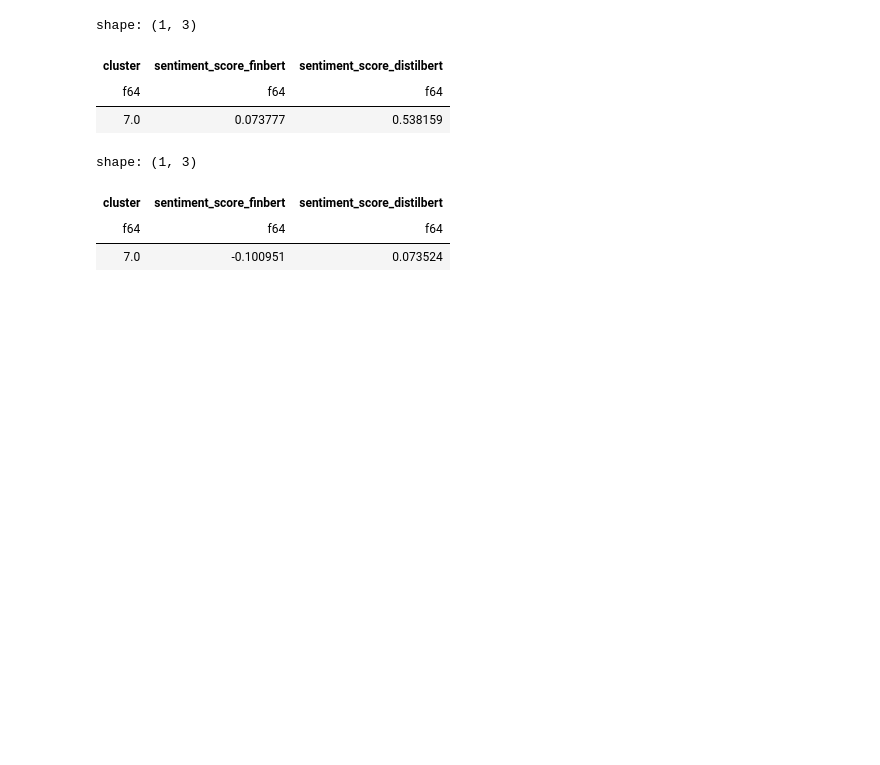
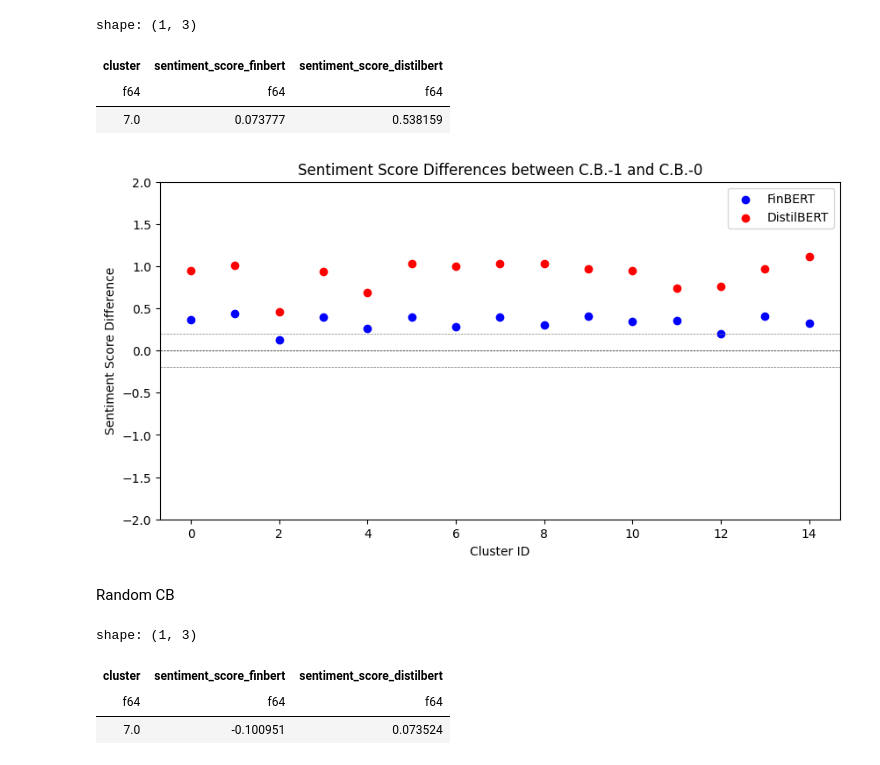
Before and after one commit to GabinTB/TOPol, a Jupyter notebook: notebooks/amazon_reviews.ipynb, the cells around one changed output. Cells and saved outputs as stored; diff of their text form; code cells hidden in the pictures; blank space fills up the shorter version.

```diff
--- a/notebooks/amazon_reviews.ipynb
+++ b/notebooks/amazon_reviews.ipynb
@@ -544,6 +546,25 @@ shape: (1, 3)
 | cluster | sentiment_score_finbert | sentiment_score_distilbert |
 | f64 | f64 | f64 |
 | 7.0 | 0.073777 | 0.538159 |
+# %%
+diff = (sentiment_cb1_cluster_info.to_pandas().set_index("cluster") - sentiment_cb0_cluster_info.to_pandas().set_index("cluster"))
+
+plt.figure(figsize=(10, 5))
+plt.scatter(diff.index, diff["sentiment_score_finbert"], color='blue', label='FinBERT')
+plt.scatter(diff.index, diff["sentiment_score_distilbert"], color='red', label='DistilBERT')
+plt.axhline(-0.2, color='grey', linestyle='--', linewidth=0.5)
+plt.axhline(0, color='black', linestyle='--', linewidth=0.5)
+plt.axhline(0.2, color='grey', linestyle='--', linewidth=0.5)
+plt.xlabel('Cluster ID')
+plt.ylabel('Sentiment Score Difference')
+plt.title('Sentiment Score Differences between C.B.-1 and C.B.-0')
+plt.ylim(-2, 2)
+plt.legend()
+plt.show()
+# %% [output]
+[figure, added]
+# %% [markdown]
+Random CB
 # %%
 random_cb0_df = topol_model.df.filter(pl.col("random_label") == 0)
 random_sentiment_cb0_cluster_info = random_cb0_df.group_by("cluster")\
```
Also changed, not shown: parts of 4 cells of this notebook, 5 other files.
